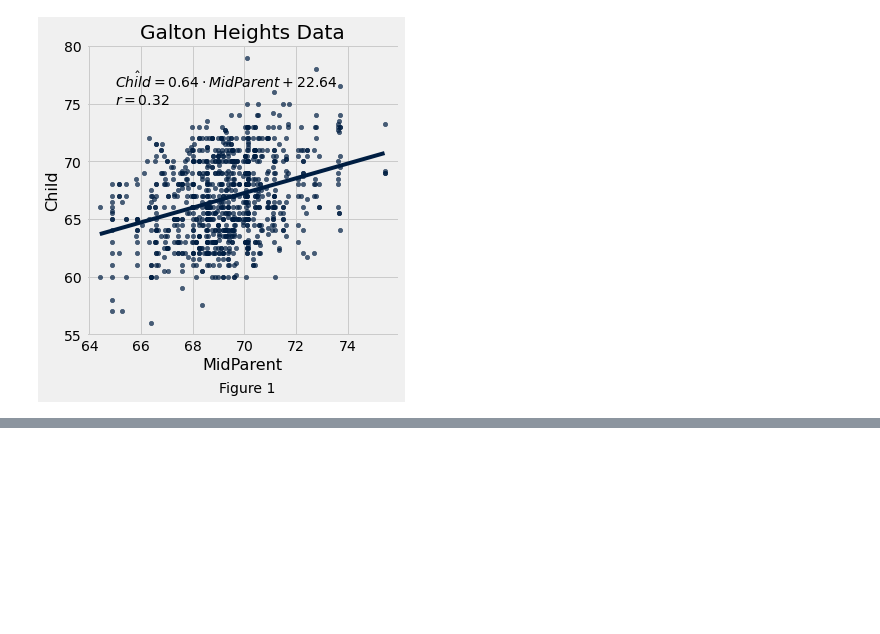
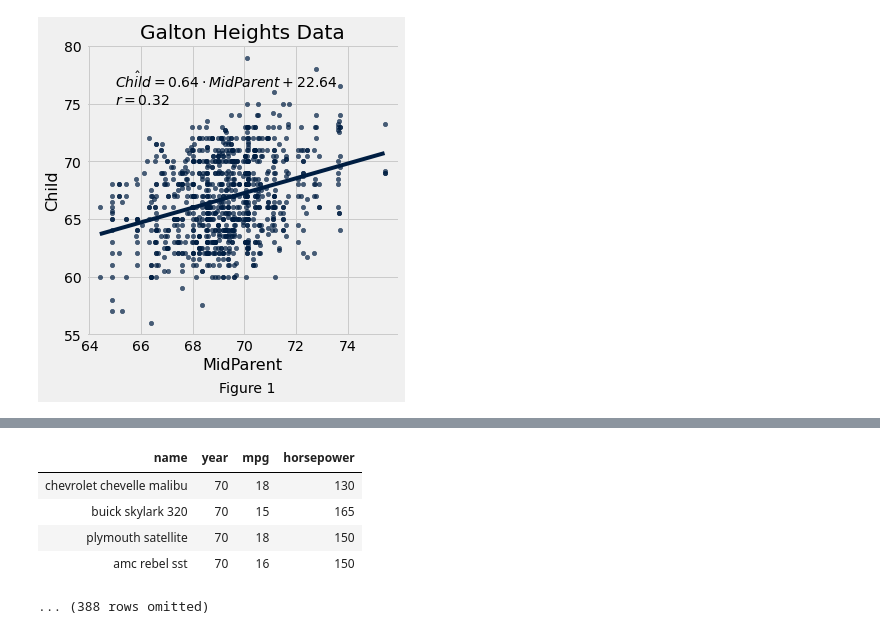
Before and after one commit to ipydatabook/PublicMaterial, a Jupyter notebook: Rectures/Ntbk20.ipynb, the cells around one changed output, grey strips where cells are left out. Saved outputs shown, nothing was run; the diff lists cells and outputs as text; code cells hidden in the pictures; blank space fills up the shorter version.

```diff
--- a/Rectures/Ntbk20.ipynb
+++ b/Rectures/Ntbk20.ipynb
@@ -334,0 +363,11 @@ hide_code_figure()
+# %%
+auto = Table.read_table("Auto_Data_Set_963_49.csv")
+auto = auto.select("name", "year", "mpg", "horsepower")
+auto.show(4)
+# %% [output]
+| name | year | mpg | horsepower |
+| chevrolet chevelle malibu | 70 | 18 | 130 |
+| buick skylark 320 | 70 | 15 | 165 |
+| plymouth satellite | 70 | 18 | 150 |
+| amc rebel sst | 70 | 16 | 150 |
+... (388 rows omitted)
```
Also changed, not shown: parts of 21 cells of this notebook.
